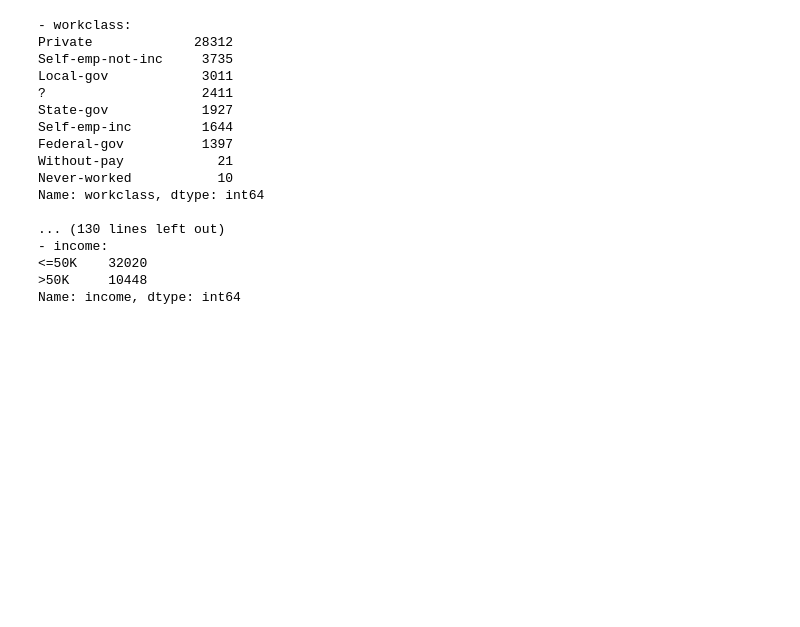
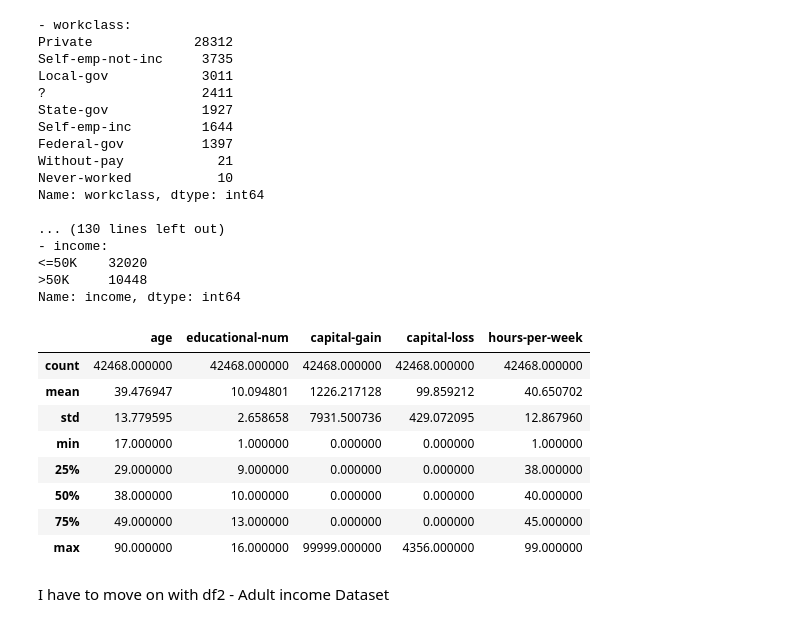
Before and after one commit to davegbade/Project-2-Machine-Learning, a Jupyter notebook: Project_2_.ipynb, the cells around one changed output. Saved outputs shown, nothing was run; the diff lists cells and outputs as text; code cells hidden in the pictures; blank space fills up the shorter version.

```diff
--- a/Project_2_.ipynb
+++ b/Project_2_.ipynb
@@ -87,8 +80,8 @@ df.head()
 For the adult income dataset, a classification model would also be suitable, since the target variable is binary (income above or below 50K). Some possible classification models are the logistic regression, decision tree, random forest, support vector machine, k-nearest neighbors and neural network , or you can also try naive Bayes, gradient boosting or XGBoost.
 # %%
 # Load the data
-f_path2 ="/content/drive/MyDrive/project.csv"
-df2 = pd.read_csv(f_path)
+f_path2 ="/content/drive/MyDrive/Adult Income.csv"
+df2 = pd.read_csv(f_path2)
 df2.head()
 # %% [output]
 |  | age | workclass | fnlwgt | education | educational-num | marital-status | occupation | relationship | ... |
@@ -334,3 +239,18 @@ Name: workclass, dtype: int64
 <=50K    32020
 >50K     10448
 Name: income, dtype: int64
+# %%
+# Check summary statistics
+df2.describe()
+# %% [output]
+|  | age | educational-num | capital-gain | capital-loss | hours-per-week |
+| count | 42468.000000 | 42468.000000 | 42468.000000 | 42468.000000 | 42468.000000 |
+| mean | 39.476947 | 10.094801 | 1226.217128 | 99.859212 | 40.650702 |
+| std | 13.779595 | 2.658658 | 7931.500736 | 429.072095 | 12.867960 |
+| min | 17.000000 | 1.000000 | 0.000000 | 0.000000 | 1.000000 |
+| 25% | 29.000000 | 9.000000 | 0.000000 | 0.000000 | 38.000000 |
+| 50% | 38.000000 | 10.000000 | 0.000000 | 0.000000 | 40.000000 |
+| 75% | 49.000000 | 13.000000 | 0.000000 | 0.000000 | 45.000000 |
+| max | 90.000000 | 16.000000 | 99999.000000 | 4356.000000 | 99.000000 |
+# %% [markdown]
+I have to move on with df2 - Adult income Dataset
```
Also changed, not shown: parts of 11 cells of this notebook.
